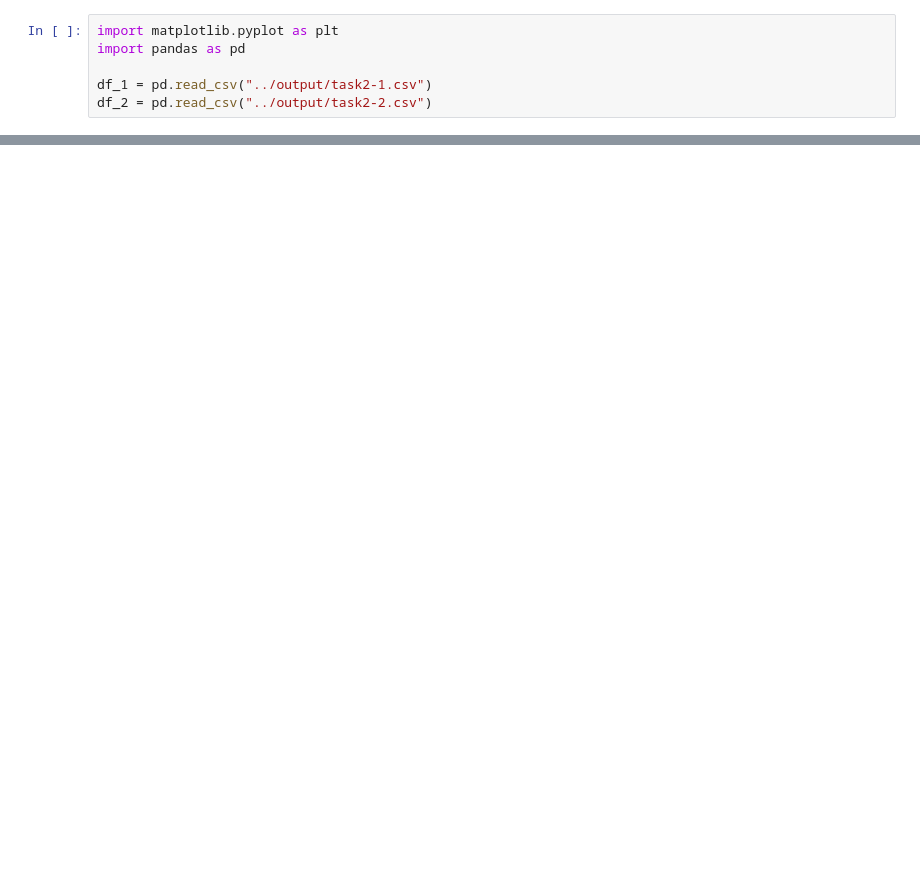
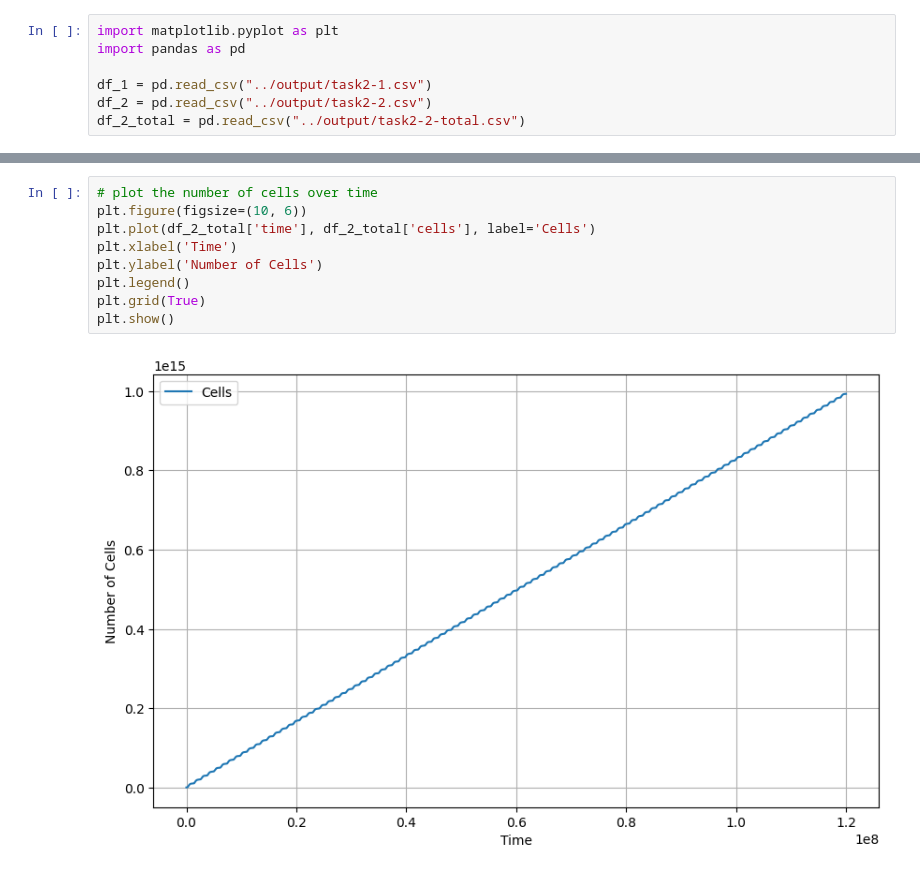
Before and after one commit to NathanRignall/cellular-automata-acw, a Jupyter notebook: automata/plots/task2.ipynb, the cells around one changed output, grey strips where cells are left out. Cells and saved outputs as stored; diff of their text form; blank space fills up the shorter version.

Commit message:
Update tasks

```diff
--- a/automata/plots/task2.ipynb
+++ b/automata/plots/task2.ipynb
@@ -4,6 +4,7 @@ import pandas as pd
 
 df_1 = pd.read_csv("../output/task2-1.csv")
 df_2 = pd.read_csv("../output/task2-2.csv")
+df_2_total = pd.read_csv("../output/task2-2-total.csv")
 # %%
 # plot the number of cells over time
 plt.figure(figsize=(10, 6))
@@ -22,0 +24,11 @@ plt.show()
+# %%
+# plot the number of cells over time
+plt.figure(figsize=(10, 6))
+plt.plot(df_2_total['time'], df_2_total['cells'], label='Cells')
+plt.xlabel('Time')
+plt.ylabel('Number of Cells')
+plt.legend()
+plt.grid(True)
+plt.show()
+# %% [output]
+[figure, added]
```
Also changed, not shown: parts of 2 cells of this notebook, 13 other files.
